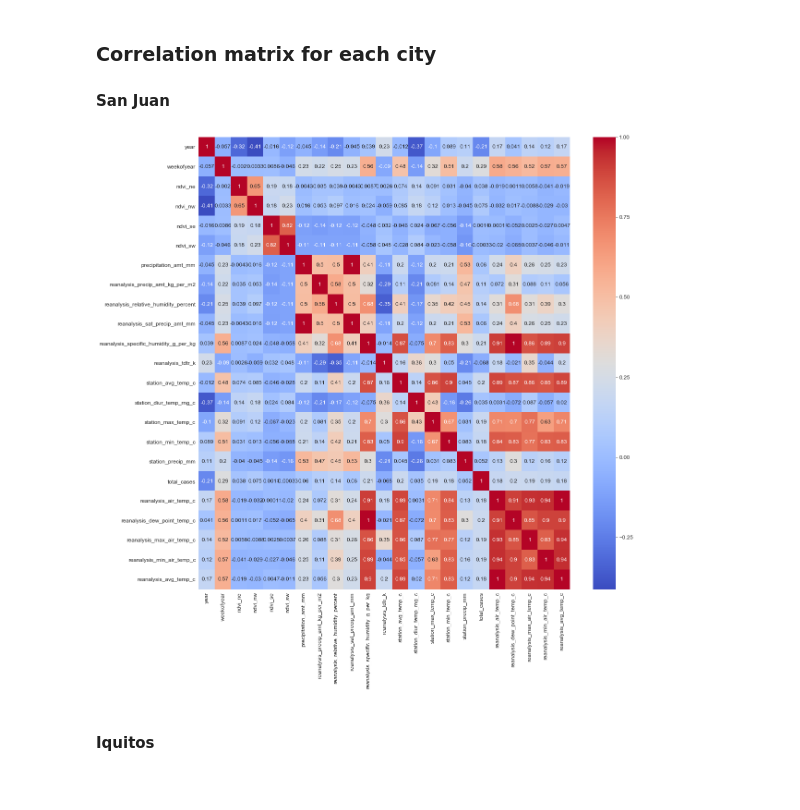
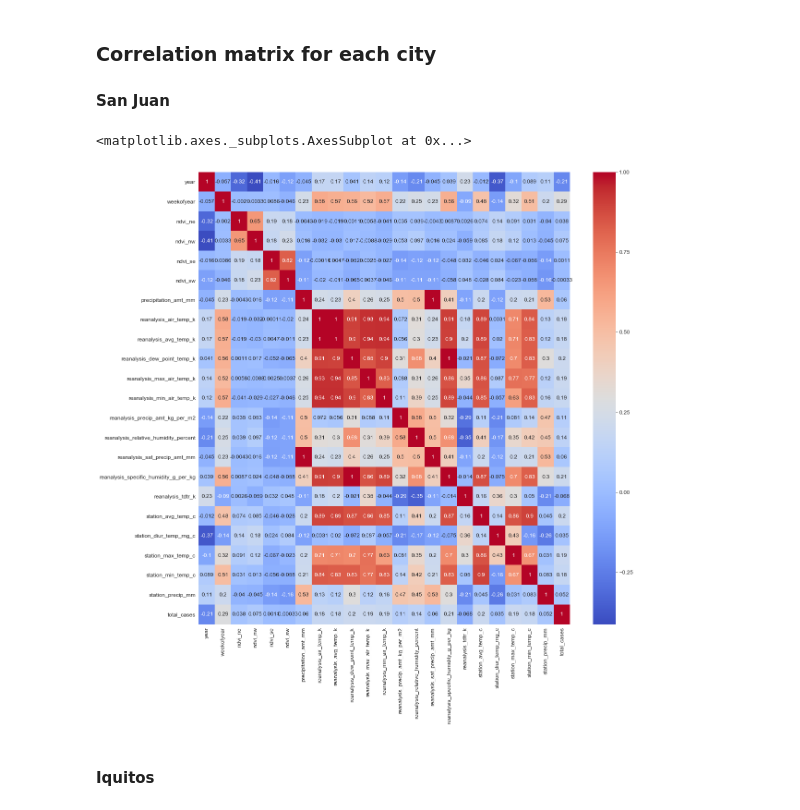
Before and after one commit to pistachiocode/denguAI, a Jupyter notebook: notebooks_jupyter/01.00_DataExploration.ipynb, the cells around one changed output. Cells and saved outputs as stored; diff of their text form; code cells hidden in the pictures.

```diff
--- a/notebooks_jupyter/01.00_DataExploration.ipynb
+++ b/notebooks_jupyter/01.00_DataExploration.ipynb
@@ -122,0 +125,22 @@ dengue_dataset_labeled.describe().T
+# %%
+# Incluir label
+dd_labeled = dengue_dataset.merge(labels_train,
+                                  left_on = ['city', 'year', 'weekofyear'],
+                                  right_on = ['city', 'year', 'weekofyear'],
+                                  how = 'outer')
+
+# Creamos un dataframe que contenga el número de missing values para cada columna
+# Número de missing values: dengue_dataset_labeled.shape[0] - dengue_dataset_labeled.count()
+# shape[0] - contiene en número de filas del dataframe
+# count() - el número de valores distintos a null para cada columna
+
+df_count_dengue = pd.DataFrame(dd_labeled.shape[0] - dd_labeled.count(), columns=['missing_values'])
+df_count_dengue['missing_values_per'] = np.round((df_count_dengue['missing_values'] * 100) / dd_labeled.shape[0], 2)
+
+# Solo las filas con missing_value > 0
+df_count_dengue = df_count_dengue.loc[df_count_dengue['missing_values']>0,]
+
+# Ordenamos el resultado
+df_count_dengue = df_count_dengue.sort_values(by='missing_values')
+
+df_count_dengue
@@ -125,7 +168,7 @@ Here, we see that there are some missing values. *ndvi_ne* is the feature with t
 # %% [markdown]
 ### Line plot of total_cases for both cities
 # %%
-dengue_dataset_labeled['week_start_date'] = pd.to_datetime(dengue_dataset_labeled['week_start_date'])
+dd_labeled['week_start_date'] = pd.to_datetime(dd_labeled['week_start_date'])
 
-du.show_lineplot(dengue_dataset_labeled, xvalue='week_start_date', yvalue='total_cases', hue='city')
+du.show_lineplot(dd_labeled, xvalue='week_start_date', yvalue='total_cases', hue='city')
 # %% [output]
@@ -165,0 +204,10 @@ du.show_boxplot(dengue_dataset_labeled, exclude=['year'])
+# %%
+import pytemperature
+
+features = ['reanalysis_air_temp_k', 'reanalysis_dew_point_temp_k',
+            'reanalysis_max_air_temp_k', 'reanalysis_min_air_temp_k',
+            'reanalysis_avg_temp_k']
+
+# Conversion kelvin to celsius
+dd_labeled[features] = dd_labeled[features].apply(pytemperature.k2c, axis=1)
+du.show_boxplot(dd_labeled, exclude=['year'])
@@ -170,9 +224,10 @@ du.show_boxplot(dengue_dataset_labeled, exclude=['year'])
 
 ####  San Juan
 # %%
-du.show_heatmap(dengue_dataset_labeled[dengue_dataset_labeled['city']=='sj'], exclude = ['city'])
+du.show_heatmap(dd_labeled[dd_labeled['city']=='sj'], exclude = ['city'])
 # %% [output]
+<matplotlib.axes._subplots.AxesSubplot at 0x...>
-[figure, old version]
+[figure, new version]
 # %% [markdown]
 #### Iquitos
 # %%
```
Also changed, not shown: parts of 39 cells of this notebook, 36 other files.
